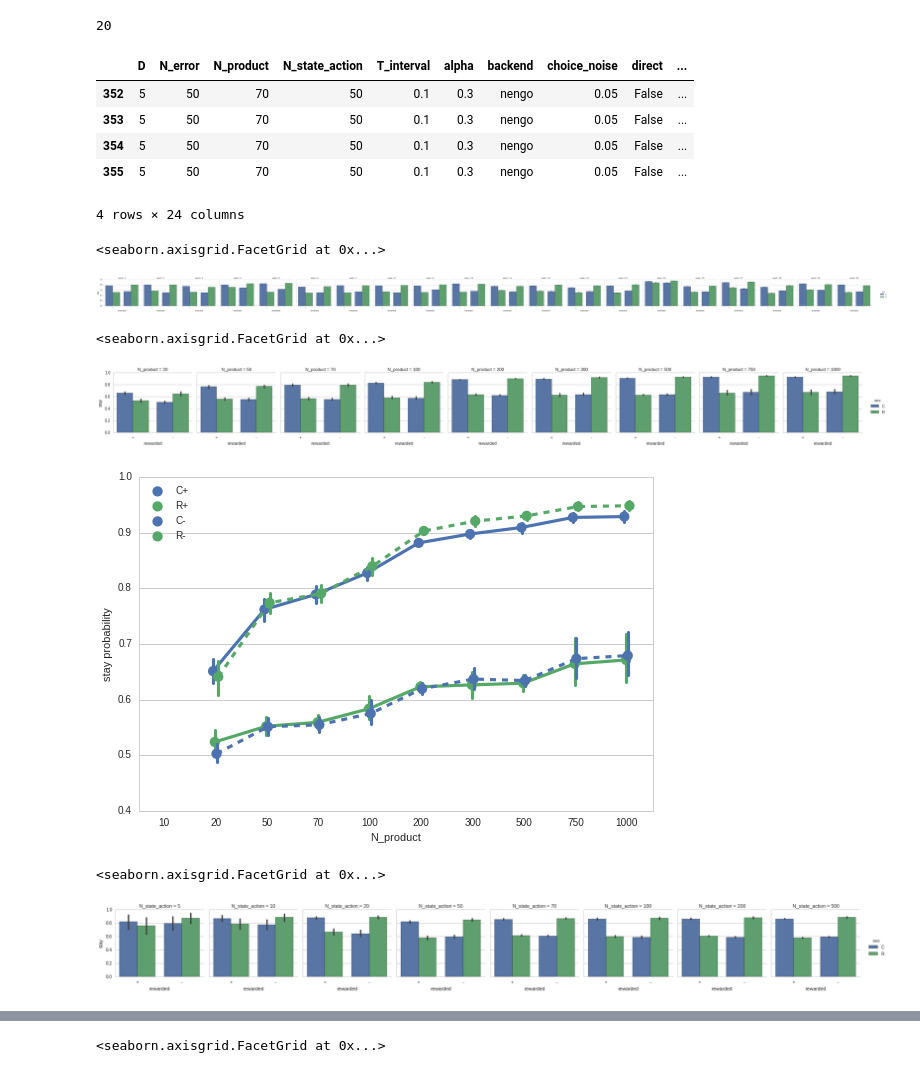
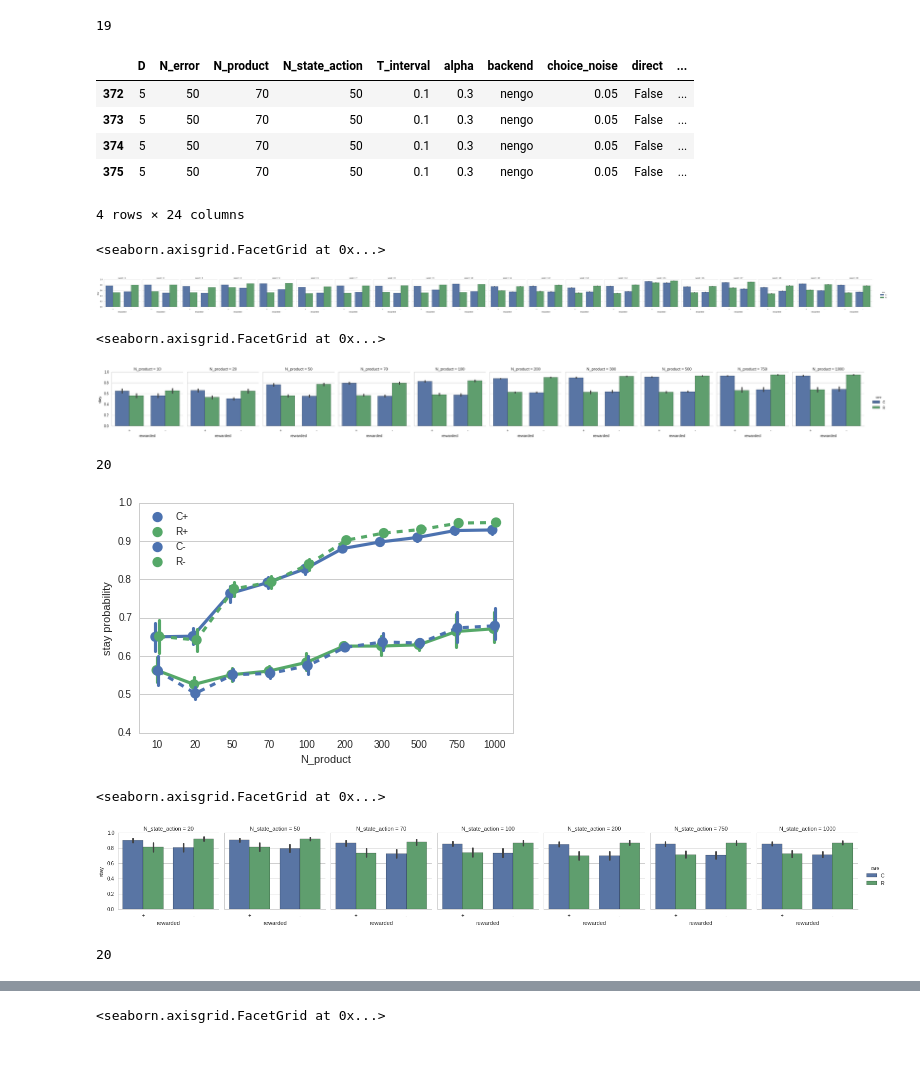
Before and after one commit to memarsh/rl-daw, a Jupyter notebook: refactor/Data Plotting.ipynb, the cells around one changed output, grey strips where cells are left out. Cells and saved outputs as stored; diff of their text form; code cells hidden in the pictures.

Commit message:
updated ipython notebook that drops duplicates and shouldn't break with new versions

```diff
--- a/refactor/Data Plotting.ipynb
+++ b/refactor/Data Plotting.ipynb
@@ -17,7 +17,7 @@ for d in data:
             d2 = dict(d)
             d2['rewarded']='+' if rewarded else '-'#rewarded
             d2['rare']='R' if rare else 'C'#rare
-            d2['stay']=stay[rewarded,rare]
+            d2['stay']=stay[int(rewarded),int(rare)]
             d2['type']='%s%s' % ('R' if rare else 'C', '+' if rewarded else '-')
             data2.append(d2)
             d2.pop('history')
@@ -29,6 +29,6 @@ for d in data:
                     d2['learn_intervals'] = 1234
 
 df = pandas.DataFrame(data2)
-#df = df.drop_duplicates()
+df = df.drop_duplicates(subset=['seed', 'stay'])
 # %%
 seaborn.set_style("whitegrid")
@@ -44,17 +46,17 @@ palette = {
 # %%
 len(df.query('n_intervals==20000 and future!=False and T_interval==0.1 and alpha==1.0 and learn_intervals==20000 and N_state_action==500'))/4
 # %% [output]
-20
+19
 # %%
 df.query('future!=False and alpha==0.3 and N_state_action==50 and N_product==70 and N_error==50 and env_seed==19 and n_intervals==20000 and T_interval==0.1 and (learn_intervals==20000) and seed==17')
 #len(df.query('future!=False and n_intervals==20000 and learn_intervals==20000 and T_interval==0.1 and alpha==0.05 and N_state_action==500'))/4
 #seaborn.factorplot(x='rewarded', y='stay', hue='rare', col='alpha', data=df.query('future!=False and (learn_intervals==20000 or learn_intervals==1234) and n_intervals==20000 and N_state_action==500 and T_interval==0.1'), kind='bar', order=['+', '-'], hue_order=['C','R'], size=3)
 # %% [output]
 |  | D | N_error | N_product | N_state_action | T_interval | alpha | backend | choice_noise | direct | ... |
-| 352 | 5 | 50 | 70 | 50 | 0.1 | 0.3 | nengo | 0.05 | False | ... |
-| 353 | 5 | 50 | 70 | 50 | 0.1 | 0.3 | nengo | 0.05 | False | ... |
-| 354 | 5 | 50 | 70 | 50 | 0.1 | 0.3 | nengo | 0.05 | False | ... |
-| 355 | 5 | 50 | 70 | 50 | 0.1 | 0.3 | nengo | 0.05 | False | ... |
+| 372 | 5 | 50 | 70 | 50 | 0.1 | 0.3 | nengo | 0.05 | False | ... |
+| 373 | 5 | 50 | 70 | 50 | 0.1 | 0.3 | nengo | 0.05 | False | ... |
+| 374 | 5 | 50 | 70 | 50 | 0.1 | 0.3 | nengo | 0.05 | False | ... |
+| 375 | 5 | 50 | 70 | 50 | 0.1 | 0.3 | nengo | 0.05 | False | ... |
 4 rows × 24 columns
 # %%
 seaborn.factorplot(x='rewarded', y='stay', hue='rare', col='seed', data=df.query('n_intervals==20000 and future!=False and T_interval==0.1 and N_state_action==50 and N_product==70 and N_error==50 and alpha==0.3'), kind='bar', order=['+', '-'], hue_order=['C','R'], size=3)
@@ -65,11 +67,18 @@ seaborn.factorplot(x='rewarded', y='stay', hue='rare', col='seed', data=df.query
 seaborn.factorplot(x='rewarded', y='stay', hue='rare', col='N_product', data=df.query('future!=False and learn_intervals==20000 and n_intervals==20000 and alpha==0.3 and T_interval==0.1 and N_state_action==70'), kind='bar', order=['+', '-'], hue_order=['C','R'], size=3)
 # %% [output]
 <seaborn.axisgrid.FacetGrid at 0x...>
-[figure, old version]
+[figure, new version]
+# %%
+len(df.query('future==True and learn_intervals==20000 and n_intervals==20000 and alpha==0.3 and T_interval==0.1 and N_state_action==70 and N_error==500 and env_seed==1 and N_product==70'))/4
+#df.query('future==True and learn_intervals==20000 and n_intervals==20000 and alpha==0.3 and T_interval==0.1 and N_state_action==70 and N_error==500 and env_seed==1 and seed==12 and N_product==100')
+#df2 = df.query('future==True and learn_intervals==20000 and n_intervals==20000 and alpha==0.3 and T_interval==0.1 and N_state_action==70 and N_error==500 and env_seed==1 and N_product==20')
+#df2 = df2.drop_duplicates()
+# %% [output]
+20
 # %%
 vals=[10, 20, 50, 70, 100, 200, 300, 500, 750, 1000]
 seaborn.pointplot(x='N_product', y='stay', hue='type',
-                  data=df.query('future!=False and alpha==0.3 and n_intervals==20000 and T_interval==0.1 and (learn_intervals==20000 or learn_intervals==1234) and N_state_action==70'),
+                  data=df.query('future==True and alpha==0.3 and n_intervals==20000 and T_interval==0.1 and learn_intervals==20000 and N_state_action==70'),
                   order=vals,
                   dodge=True,
                   hue_order=['C+', 'R+', 'C-', 'R-'],
@@ -81,12 +90,16 @@ pylab.xlabel('N_product')
 pylab.ylabel('stay probability')
 pylab.tight_layout()
 # %% [output]
-[figure, old version]
+[figure, new version]
 # %%
-seaborn.factorplot(x='rewarded', y='stay', hue='rare', col='N_state_action', data=df.query('future!=False and learn_intervals==20000 and n_intervals==20000 and alpha==0.3 and T_interval==0.1'), kind='bar', order=['+', '-'], hue_order=['C','R'], size=3)
+seaborn.factorplot(x='rewarded', y='stay', hue='rare', col='N_state_action', data=df.query('future==True and learn_intervals==20000 and n_intervals==20000 and alpha==0.3 and T_interval==0.05 and N_product==200'), kind='bar', order=['+', '-'], hue_order=['C','R'], size=3)
 # %% [output]
 <seaborn.axisgrid.FacetGrid at 0x...>
-[figure, old version]
+[figure, new version]
+# %%
+len(df.query('future==True and learn_intervals==20000 and n_intervals==20000 and alpha==0.3 and T_interval==0.05 and N_product==200 and N_state_action==500'))/4
+# %% [output]
+20
 # %%
 vals=[20, 50, 70, 100, 200, 500, 750, 1000]
 seaborn.pointplot(x='N_state_action', y='stay', hue='type',
```
Also changed, not shown: parts of 16 cells of this notebook, 1 other file.
